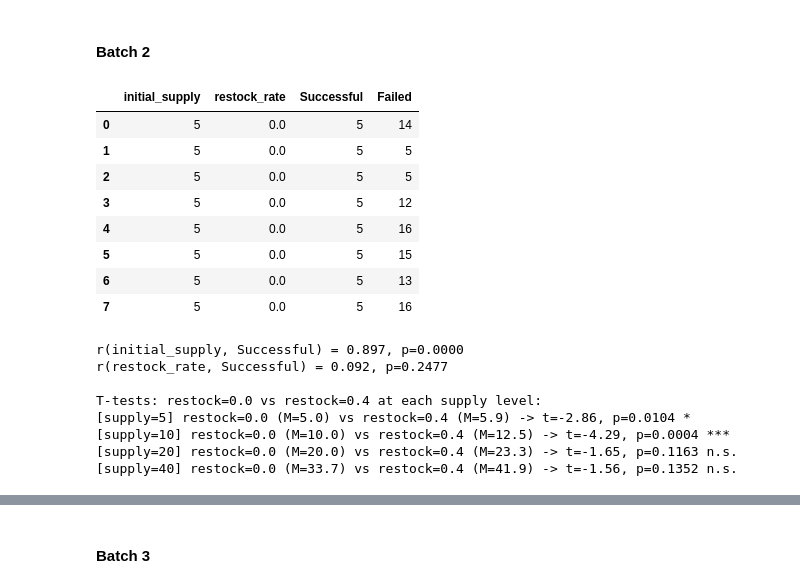
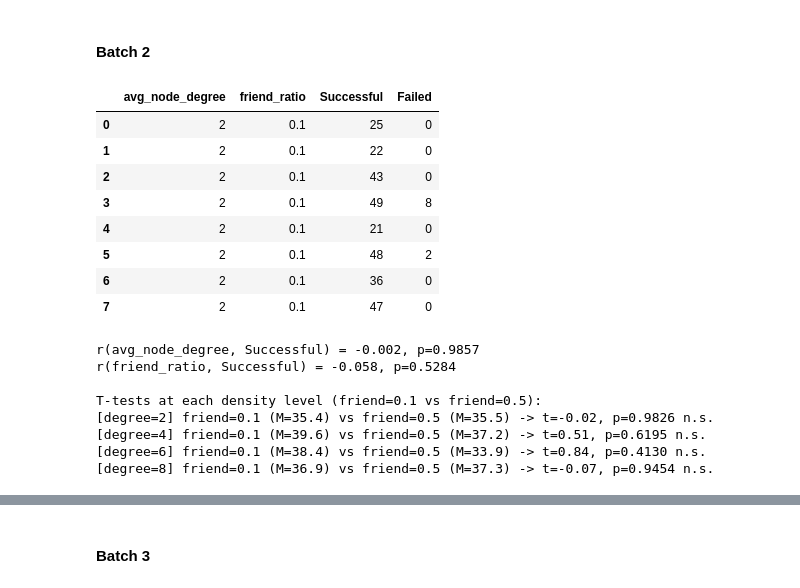
Before and after one commit to anniek8/MACS40550_ABM, a Jupyter notebook: FinalProject/batch_run.ipynb, the cells around one changed output, grey strips where cells are left out. Drawn from its saved outputs; the diff is of its cells as text; code cells hidden in the pictures.

```diff
--- a/FinalProject/batch_run.ipynb
+++ b/FinalProject/batch_run.ipynb
@@ -162,62 +163,59 @@ plt.show()
 # %%
 # data collection
 
 rows = []
-for initial_supply in [5, 10, 20, 40]:
-    for restock_rate in [0.0, 0.1, 0.2, 0.4]:
+for avg_node_degree in [2, 4, 6, 8]:
+    for friend_ratio in [0.1, 0.3, 0.5]:
         for _ in range(RUNS):
             result = run_model(
-                initial_supply = initial_supply,
-                restock_rate = restock_rate,
+                avg_node_degree = avg_node_degree,
+                friend_ratio = friend_ratio,
                 # parameters held constant across Batch 2
                 network_type = "random",
                 influencer_ratio = 0.05,
                 threshold_mean = 0.6,
-                friend_ratio = 0.3,
+                initial_supply = 40,
+                restock_rate = 0.2,
             )
-            rows.append({
-                "initial_supply": initial_supply,
-                "restock_rate": restock_rate,
-                **result
-            })
+            rows.append({"avg_node_degree": avg_node_degree,
+                         "friend_ratio": friend_ratio,
+                         **result})
 
 df2 = pd.DataFrame(rows)
 df2.head(8)
 # %% [output]
-|  | initial_supply | restock_rate | Successful | Failed |
-| 0 | 5 | 0.0 | 5 | 14 |
-| 1 | 5 | 0.0 | 5 | 5 |
-| 2 | 5 | 0.0 | 5 | 5 |
-| 3 | 5 | 0.0 | 5 | 12 |
-| 4 | 5 | 0.0 | 5 | 16 |
-| 5 | 5 | 0.0 | 5 | 15 |
-| 6 | 5 | 0.0 | 5 | 13 |
-| 7 | 5 | 0.0 | 5 | 16 |
+|  | avg_node_degree | friend_ratio | Successful | Failed |
+| 0 | 2 | 0.1 | 25 | 0 |
+| 1 | 2 | 0.1 | 22 | 0 |
+| 2 | 2 | 0.1 | 43 | 0 |
+| 3 | 2 | 0.1 | 49 | 8 |
+| 4 | 2 | 0.1 | 21 | 0 |
+| 5 | 2 | 0.1 | 48 | 2 |
+| 6 | 2 | 0.1 | 36 | 0 |
+| 7 | 2 | 0.1 | 47 | 0 |
 # %%
 # statistical test
 
-corr_s, p_s = stats.pearsonr(df2["initial_supply"], df2["Successful"])
-corr_r, p_r = stats.pearsonr(df2["restock_rate"], df2["Successful"])
-print(f"r(initial_supply, Successful) = {corr_s:.3f}, p={p_s:.4f}")
-print(f"r(restock_rate, Successful) = {corr_r:.3f}, p={p_r:.4f}")
+corr_d, p_d = stats.pearsonr(df2["avg_node_degree"], df2["Successful"])
+corr_f, p_f = stats.pearsonr(df2["friend_ratio"], df2["Successful"])
+print(f"\nr(avg_node_degree, Successful) = {corr_d:.3f}, p={p_d:.4f}")
+print(f"r(friend_ratio, Successful) = {corr_f:.3f}, p={p_f:.4f}")
 
-# compare no restock (0.0) vs highest restock (0.4)
-print("\nT-tests: restock=0.0 vs restock=0.4 at each supply level:")
-for sup in [5, 10, 20, 40]:
-    sub = df2[df2["initial_supply"] == sup]
-    run_ttest(
-        f"supply={sup}",
-        sub[sub["restock_rate"] == 0.0]["Successful"],
-        sub[sub["restock_rate"] == 0.4]["Successful"],
-        "restock=0.0", "restock=0.4"
-    )
+# compare low friend ratio (0.1) vs high friend ratio (0.5)
+print("\nT-tests at each density level (friend=0.1 vs friend=0.5):")
+for deg in [2, 4, 6, 8]:
+    sub = df2[df2["avg_node_degree"] == deg]
+    run_ttest(f"degree={deg}",
+              sub[sub["friend_ratio"] == 0.1]["Successful"],
+              sub[sub["friend_ratio"] == 0.5]["Successful"],
+              "friend=0.1", "friend=0.5")
 # %% [output]
-r(initial_supply, Successful) = 0.897, p=0.0000
-r(restock_rate, Successful) = 0.092, p=0.2477
+r(avg_node_degree, Successful) = -0.002, p=0.9857
+r(friend_ratio, Successful) = -0.058, p=0.5284
 
-T-tests: restock=0.0 vs restock=0.4 at each supply level:
-[supply=5] restock=0.0 (M=5.0) vs restock=0.4 (M=5.9) -> t=-2.86, p=0.0104 *
-[supply=10] restock=0.0 (M=10.0) vs restock=0.4 (M=12.5) -> t=-4.29, p=0.0004 ***
-[supply=20] restock=0.0 (M=20.0) vs restock=0.4 (M=23.3) -> t=-1.65, p=0.1163 n.s.
-[supply=40] restock=0.0 (M=33.7) vs restock=0.4 (M=41.9) -> t=-1.56, p=0.1352 n.s.
+T-tests at each density level (friend=0.1 vs friend=0.5):
+[degree=2] friend=0.1 (M=35.4) vs friend=0.5 (M=35.5) -> t=-0.02, p=0.9826 n.s.
+[degree=4] friend=0.1 (M=39.6) vs friend=0.5 (M=37.2) -> t=0.51, p=0.6195 n.s.
+[degree=6] friend=0.1 (M=38.4) vs friend=0.5 (M=33.9) -> t=0.84, p=0.4130 n.s.
+[degree=8] friend=0.1 (M=36.9) vs friend=0.5 (M=37.3) -> t=-0.07, p=0.9454 n.s.
 # %%
```
Also changed, not shown: parts of 6 cells of this notebook.
